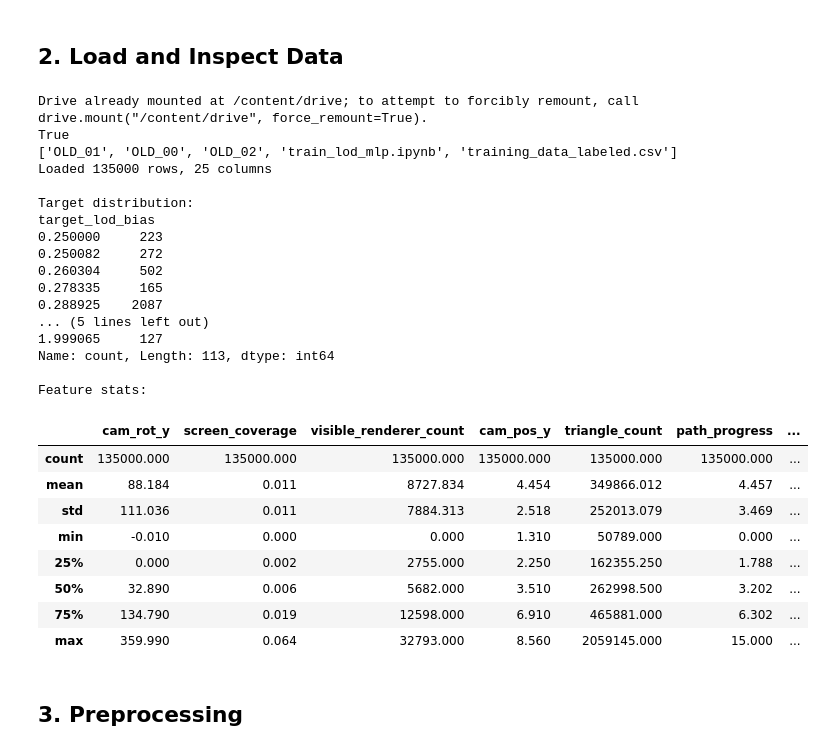
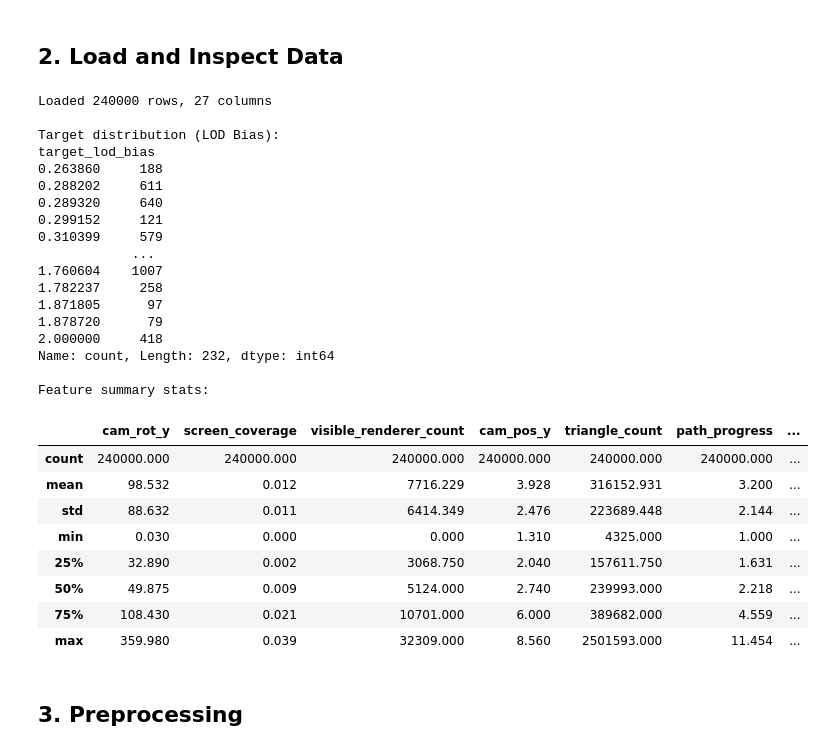
Before and after one commit to Silent0Wings/neural-lod, a Jupyter notebook: ml_pipeline/training/train_lod_mlp.ipynb, the cells around one changed output. Cells and saved outputs as stored; diff of their text form; code cells hidden in the pictures.

```diff
--- a/ml_pipeline/training/train_lod_mlp.ipynb
+++ b/ml_pipeline/training/train_lod_mlp.ipynb
@@ -36,9 +57,9 @@ Using device: cpu
 ## 1. Configuration
 # %%
 # CONFIG
-INPUT_FILE   = '/content/drive/MyDrive/Concordia/COMP432/Project/training_data_labeled.csv'
-MODEL_OUT    = '/content/drive/MyDrive/Concordia/COMP432/Project/lod_mlp.onnx'
-SCALER_OUT   = '/content/drive/MyDrive/Concordia/COMP432/Project/feature_scaler.pkl'
+INPUT_FILE   = '../data/Train_Merged_labeled/training_data_labeled.csv'
+MODEL_OUT    = '../models/lod_mlp.onnx'
+SCALER_OUT   = '../models/feature_scaler.pkl'
 
 FEATURE_COLS = [
     'cam_rot_y',              # 0.55 — never used before
@@ -80,44 +101,45 @@ np.random.seed(SEED)
 # %% [markdown]
 ## 2. Load and Inspect Data
 # %%
-from google.colab import drive
-drive.mount('/content/drive')
-print(os.path.exists('/content/drive/MyDrive/Concordia/COMP432/Project'))
-print(os.listdir('/content/drive/MyDrive/Concordia/COMP432/Project'))
-
+# Load the local processed dataset
 df = pd.read_csv(INPUT_FILE)
 print(f'Loaded {len(df)} rows, {len(df.columns)} columns')
-print(f'\nTarget distribution:')
+
+# Show Target Bias distribution
+print(f'\nTarget distribution (LOD Bias):')
 print(df[TARGET_COL].value_counts().sort_index())
-print(f'\nFeature stats:')
-df[FEATURE_COLS].describe().round(3)
+
+# Show initial Feature statistics
+print(f'\nFeature summary stats:')
+display(df[FEATURE_COLS].describe().round(3))
 # %% [output]
-Drive already mounted at /content/drive; to attempt to forcibly remount, call drive.mount("/content/drive", force_remount=True).
-True
-['OLD_01', 'OLD_00', 'OLD_02', 'train_lod_mlp.ipynb', 'training_data_labeled.csv']
-Loaded 135000 rows, 25 columns
+Loaded 240000 rows, 27 columns
 
-Target distribution:
+Target distribution (LOD Bias):
 target_lod_bias
-0.250000     223
-0.250082     272
-0.260304     502
-0.278335     165
-0.288925    2087
-... (5 lines left out)
-1.999065     127
-Name: count, Length: 113, dtype: int64
+0.263860     188
+0.288202     611
+0.289320     640
+0.299152     121
+0.310399     579
+            ...
+1.760604    1007
+1.782237     258
+1.871805      97
+1.878720      79
+2.000000     418
+Name: count, Length: 232, dtype: int64
 
-Feature stats:
+Feature summary stats:
 |  | cam_rot_y | screen_coverage | visible_renderer_count | cam_pos_y | triangle_count | path_progress | ... |
-| count | 135000.000 | 135000.000 | 135000.000 | 135000.000 | 135000.000 | 135000.000 | ... |
-| mean | 88.184 | 0.011 | 8727.834 | 4.454 | 349866.012 | 4.457 | ... |
-| std | 111.036 | 0.011 | 7884.313 | 2.518 | 252013.079 | 3.469 | ... |
-| min | -0.010 | 0.000 | 0.000 | 1.310 | 50789.000 | 0.000 | ... |
-| 25% | 0.000 | 0.002 | 2755.000 | 2.250 | 162355.250 | 1.788 | ... |
-| 50% | 32.890 | 0.006 | 5682.000 | 3.510 | 262998.500 | 3.202 | ... |
-| 75% | 134.790 | 0.019 | 12598.000 | 6.910 | 465881.000 | 6.302 | ... |
-| max | 359.990 | 0.064 | 32793.000 | 8.560 | 2059145.000 | 15.000 | ... |
+| count | 240000.000 | 240000.000 | 240000.000 | 240000.000 | 240000.000 | 240000.000 | ... |
+| mean | 98.532 | 0.012 | 7716.229 | 3.928 | 316152.931 | 3.200 | ... |
+| std | 88.632 | 0.011 | 6414.349 | 2.476 | 223689.448 | 2.144 | ... |
+| min | 0.030 | 0.000 | 0.000 | 1.310 | 4325.000 | 1.000 | ... |
+| 25% | 32.890 | 0.002 | 3068.750 | 2.040 | 157611.750 | 1.631 | ... |
+| 50% | 49.875 | 0.009 | 5124.000 | 2.740 | 239993.000 | 2.218 | ... |
+| 75% | 108.430 | 0.021 | 10701.000 | 6.000 | 389682.000 | 4.559 | ... |
+| max | 359.980 | 0.039 | 32309.000 | 8.560 | 2501593.000 | 11.454 | ... |
 # %% [markdown]
 ## 3. Preprocessing
 # %%
```
Also changed, not shown: parts of 13 cells of this notebook, 1 other file.
